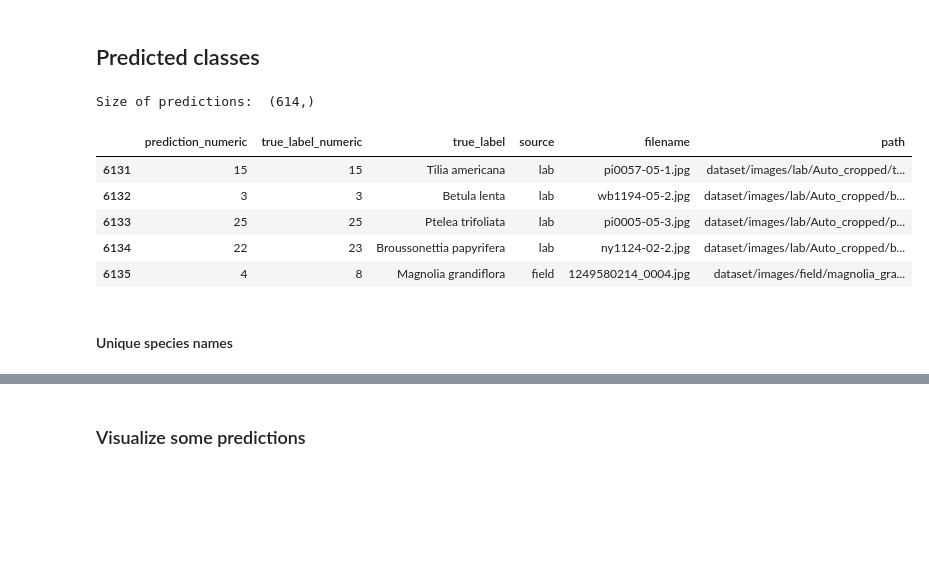
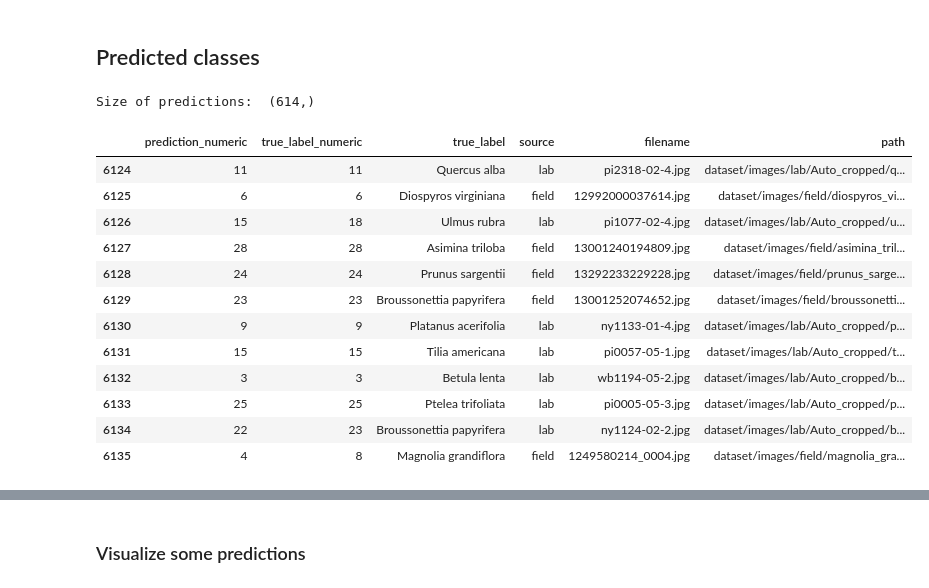
Before and after one commit to NLeSC/XAI, a Jupyter notebook: Software/LeafSnapDemo/LeafSnapModel30_ManyImagesSomeMethods.ipynb, the cells around one changed output, grey strips where cells are left out. Drawn from its saved outputs; the diff is of its cells as text; code cells hidden in the pictures; blank space fills up the shorter version.

```diff
--- a/Software/LeafSnapDemo/LeafSnapModel30_ManyImagesSomeMethods.ipynb
+++ b/Software/LeafSnapDemo/LeafSnapModel30_ManyImagesSomeMethods.ipynb
@@ -162,19 +182,24 @@ Test accuracy: 74.9185667946595 %
 # %%
 prediction_numeric = model.predict_classes(images_test)
 print("Size of predictions: ", np.shape(prediction_numeric))
 #strs = ["" for x in range(size)]
 #prediction = np.zeros(nim_test)
 predictions= pd.DataFrame({'prediction_numeric': prediction_numeric, 'true_label_numeric': labels_numeric_test, 'true_label': labels_test, 'source': sources_test, 'filename':filenames_test, 'path':path_test})
 #order columns
 predictions = predictions[['prediction_numeric', 'true_label_numeric', 'true_label', 'source', 'filename', 'path']]
-predictions.tail(5)
+predictions.tail(12)
 # %% [output]
 Size of predictions:  (614,)
 |  | prediction_numeric | true_label_numeric | true_label | source | filename | path |
+| 6124 | 11 | 11 | Quercus alba | lab | pi2318-02-4.jpg | dataset/images/lab/Auto_cropped/q... |
+| 6125 | 6 | 6 | Diospyros virginiana | field | 12992000037614.jpg | dataset/images/field/diospyros_vi... |
+| 6126 | 15 | 18 | Ulmus rubra | lab | pi1077-02-4.jpg | dataset/images/lab/Auto_cropped/u... |
+| 6127 | 28 | 28 | Asimina triloba | field | 13001240194809.jpg | dataset/images/field/asimina_tril... |
+| 6128 | 24 | 24 | Prunus sargentii | field | 13292233229228.jpg | dataset/images/field/prunus_sarge... |
+| 6129 | 23 | 23 | Broussonettia papyrifera | field | 13001252074652.jpg | dataset/images/field/broussonetti... |
+| 6130 | 9 | 9 | Platanus acerifolia | lab | ny1133-01-4.jpg | dataset/images/lab/Auto_cropped/p... |
 | 6131 | 15 | 15 | Tilia americana | lab | pi0057-05-1.jpg | dataset/images/lab/Auto_cropped/t... |
 | 6132 | 3 | 3 | Betula lenta | lab | wb1194-05-2.jpg | dataset/images/lab/Auto_cropped/b... |
 | 6133 | 25 | 25 | Ptelea trifoliata | lab | pi0005-05-3.jpg | dataset/images/lab/Auto_cropped/p... |
 | 6134 | 22 | 23 | Broussonettia papyrifera | lab | ny1124-02-2.jpg | dataset/images/lab/Auto_cropped/b... |
 | 6135 | 4 | 8 | Magnolia grandiflora | field | 1249580214_0004.jpg | dataset/images/field/magnolia_gra... |
-# %% [markdown]
-#### Unique species names
```
Also changed, not shown: parts of 9 cells of this notebook, 3 other files.
